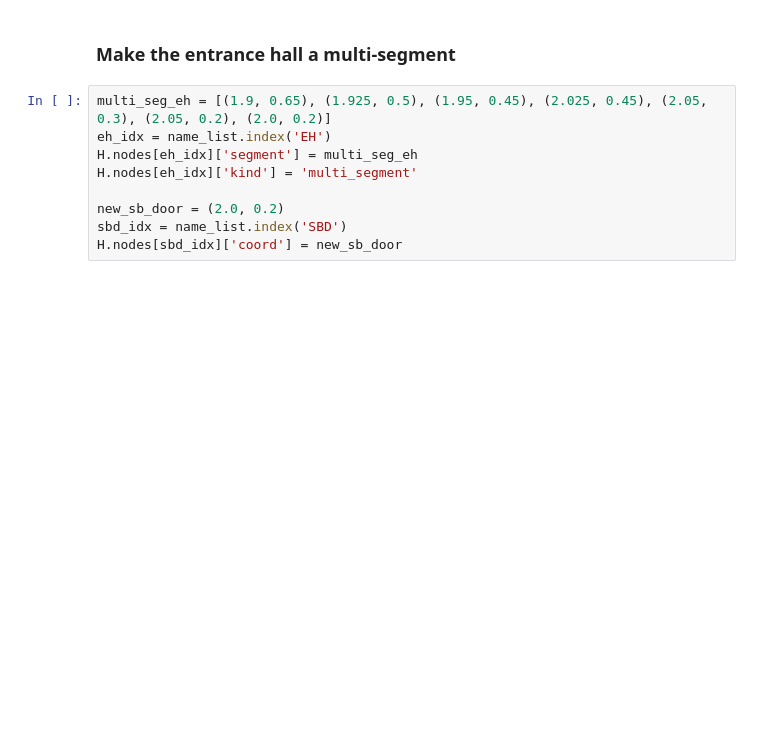
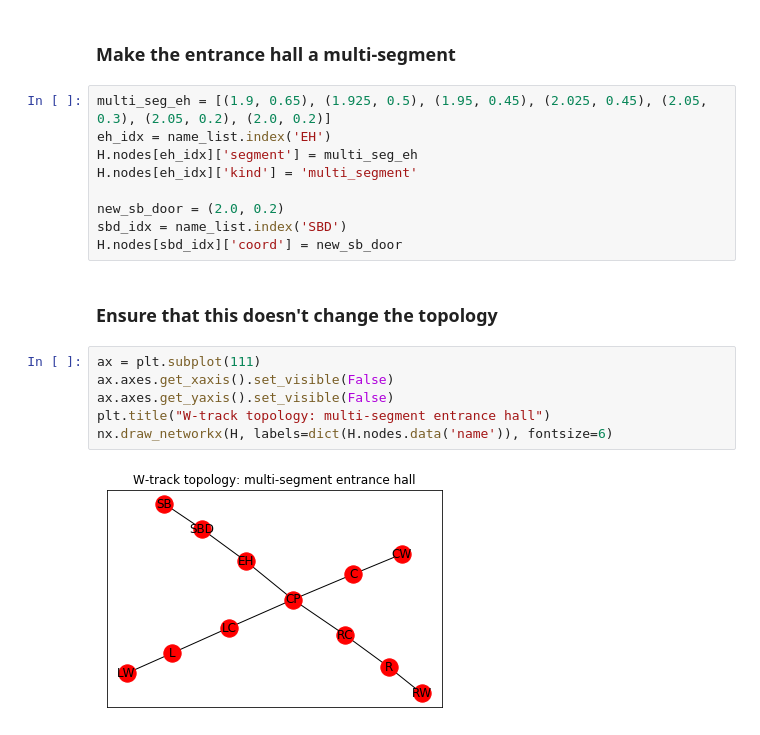
Before and after one commit to LorenFrankLab/franklab-nwb, a Jupyter notebook: behavioral_graph.ipynb, the cells around one changed output. Drawn from its saved outputs; the diff is of its cells as text; blank space fills up the shorter version.

```diff
--- a/behavioral_graph.ipynb
+++ b/behavioral_graph.ipynb
@@ -284,3 +295,13 @@ H.nodes[eh_idx]['kind'] = 'multi_segment'
 new_sb_door = (2.0, 0.2)
 sbd_idx = name_list.index('SBD')
 H.nodes[sbd_idx]['coord'] = new_sb_door
+# %% [markdown]
+### Ensure that this doesn't change the topology
+# %%
+ax = plt.subplot(111)
+ax.axes.get_xaxis().set_visible(False)
+ax.axes.get_yaxis().set_visible(False)
+plt.title("W-track topology: multi-segment entrance hall")
+nx.draw_networkx(H, labels=dict(H.nodes.data('name')), fontsize=6)
+# %% [output]
+[figure, added]
```
Also changed, not shown: parts of 11 cells of this notebook.
